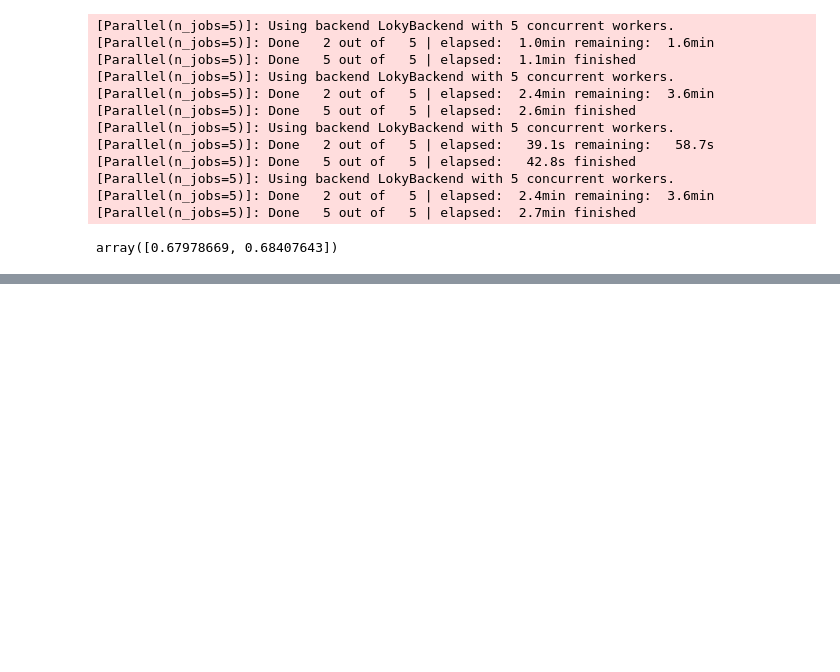
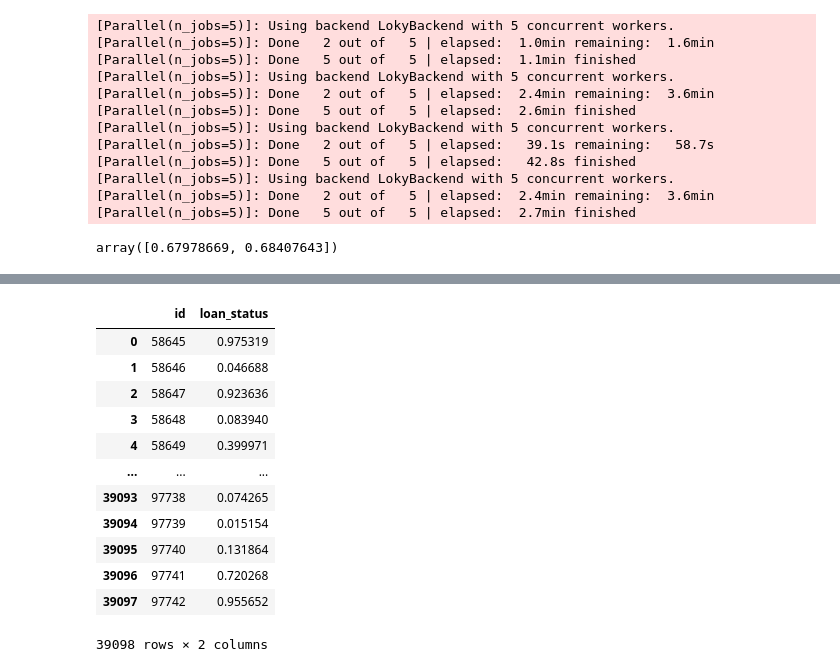
Before and after one commit to abdulvajid1/Loan-Approval-Prediction-, a Jupyter notebook: Loan Approval Prediction.ipynb, the cells around one changed output, grey strips where cells are left out. Saved outputs shown, nothing was run; the diff lists cells and outputs as text; code cells hidden in the pictures; blank space fills up the shorter version.

```diff
--- a/Loan Approval Prediction.ipynb
+++ b/Loan Approval Prediction.ipynb
@@ -482,0 +585,2 @@ array([0.76698142, 0.76308921])
+# %%
+y_pred = model.predict_proba(testtr)
@@ -482,0 +591,22 @@ array([0.76698142, 0.76308921])
+# %%
+y_pred = pd.DataFrame(y_pred,columns=[0,1])
+# %%
+y_pred['id'] = test_id
+# %%
+submission_data = y_pred[['id',1]].rename({1:'loan_status'},axis=1)
+# %%
+submission_data.to_csv('')
+# %% [output]
+|  | id | loan_status |
+| 0 | 58645 | 0.975319 |
+| 1 | 58646 | 0.046688 |
+| 2 | 58647 | 0.923636 |
+| 3 | 58648 | 0.083940 |
+| 4 | 58649 | 0.399971 |
+| ... | ... | ... |
+| 39093 | 97738 | 0.074265 |
+| 39094 | 97739 | 0.015154 |
+| 39095 | 97740 | 0.131864 |
+| 39096 | 97741 | 0.720268 |
+| 39097 | 97742 | 0.955652 |
+39098 rows × 2 columns
```
Also changed, not shown: parts of 20 cells of this notebook, 1 other file.
